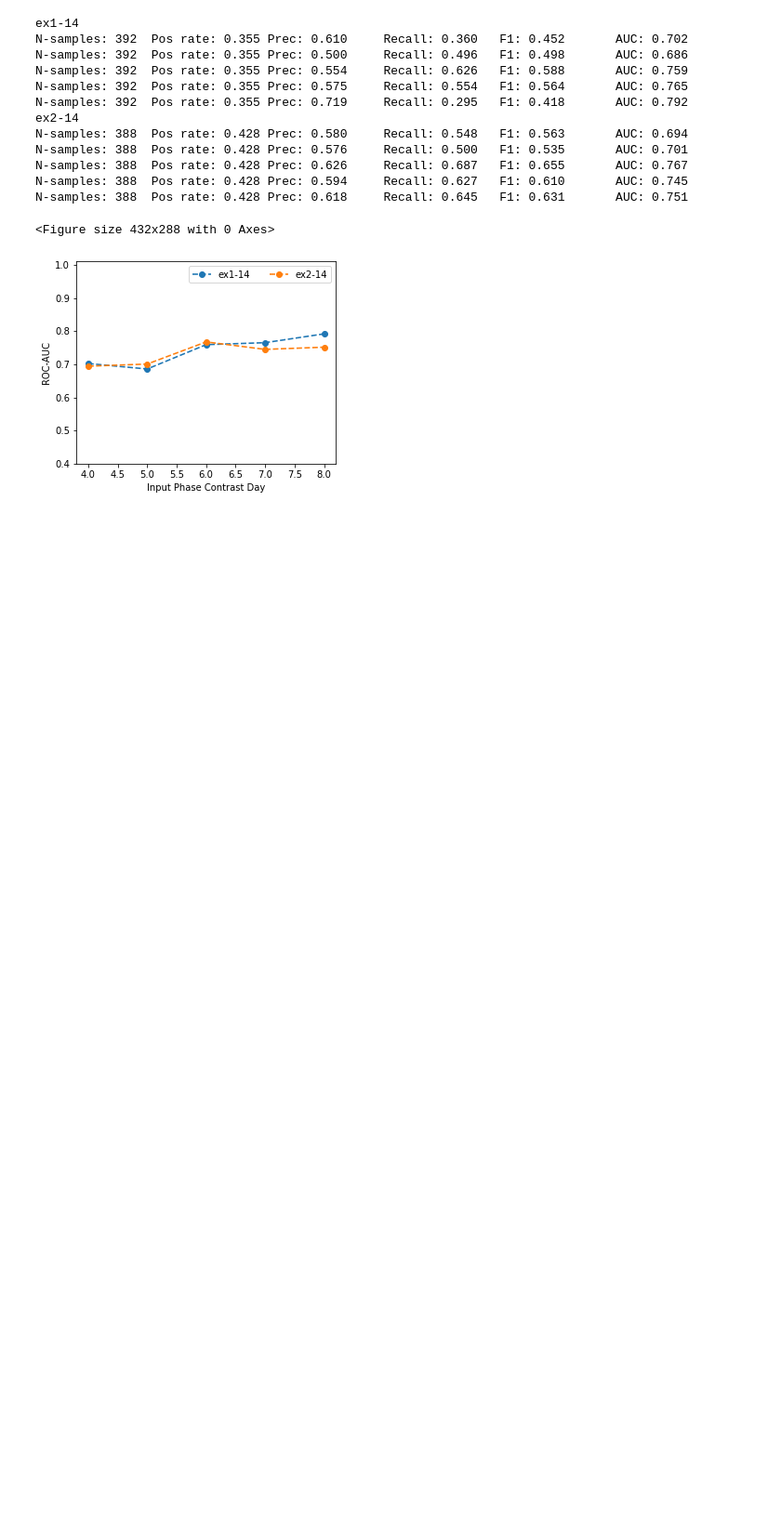
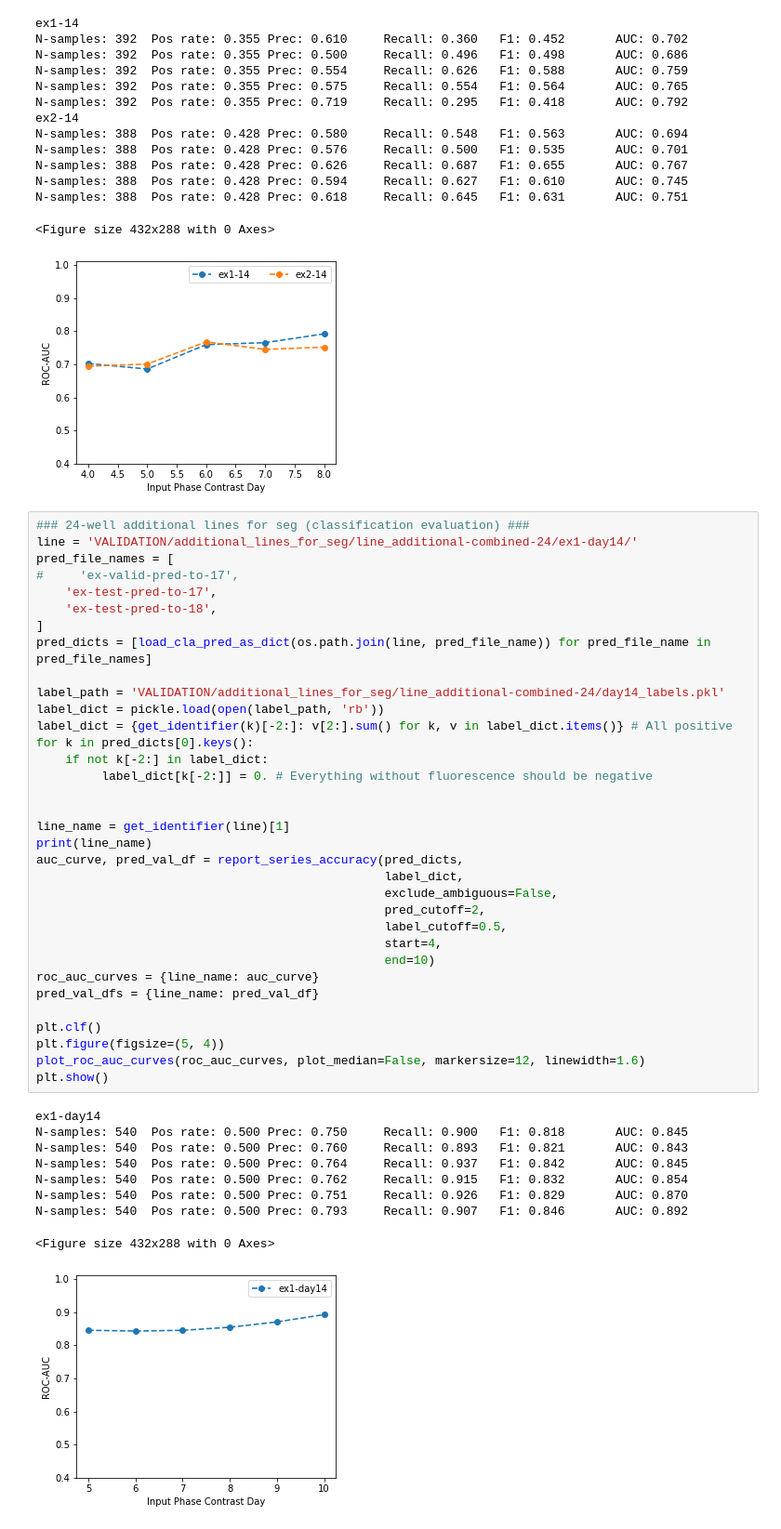
Before and after one commit to miaecle/DiffPred, a Jupyter notebook: metric_breakdown_test.ipynb, the cells around one changed output. Shown at 93% size. Cells and saved outputs as stored; diff of their text form; blank space fills up the shorter version.

```diff
--- a/metric_breakdown_test.ipynb
+++ b/metric_breakdown_test.ipynb
@@ -687,6 +686,50 @@ N-samples: 388  Pos rate: 0.428 Prec: 0.594     Recall: 0.627   F1: 0.610
 N-samples: 388  Pos rate: 0.428 Prec: 0.618     Recall: 0.645   F1: 0.631       AUC: 0.751
 <Figure size 432x288 with 0 Axes>
 [figure]
+# %%
+### 24-well additional lines for seg (classification evaluation) ###
+line = 'VALIDATION/additional_lines_for_seg/line_additional-combined-24/ex1-day14/'
+pred_file_names = [
+#     'ex-valid-pred-to-17',
+    'ex-test-pred-to-17',
+    'ex-test-pred-to-18',
+]
+pred_dicts = [load_cla_pred_as_dict(os.path.join(line, pred_file_name)) for pred_file_name in pred_file_names]
+
+label_path = 'VALIDATION/additional_lines_for_seg/line_additional-combined-24/day14_labels.pkl'
+label_dict = pickle.load(open(label_path, 'rb'))
+label_dict = {get_identifier(k)[-2:]: v[2:].sum() for k, v in label_dict.items()} # All positive
+for k in pred_dicts[0].keys():
+    if not k[-2:] in label_dict:
+         label_dict[k[-2:]] = 0. # Everything without fluorescence should be negative
+
+
+line_name = get_identifier(line)[1]
+print(line_name)
+auc_curve, pred_val_df = report_series_accuracy(pred_dicts,
+                                                label_dict,
+                                                exclude_ambiguous=False,
+                                                pred_cutoff=2,
+                                                label_cutoff=0.5,
+                                                start=4,
+                                                end=10)
+roc_auc_curves = {line_name: auc_curve}
+pred_val_dfs = {line_name: pred_val_df}
+
+plt.clf()
+plt.figure(figsize=(5, 4))
+plot_roc_auc_curves(roc_auc_curves, plot_median=False, markersize=12, linewidth=1.6)
+plt.show()
+# %% [output]
+ex1-day14
+N-samples: 540  Pos rate: 0.500 Prec: 0.750     Recall: 0.900   F1: 0.818       AUC: 0.845
+N-samples: 540  Pos rate: 0.500 Prec: 0.760     Recall: 0.893   F1: 0.821       AUC: 0.843
+N-samples: 540  Pos rate: 0.500 Prec: 0.764     Recall: 0.937   F1: 0.842       AUC: 0.845
+N-samples: 540  Pos rate: 0.500 Prec: 0.762     Recall: 0.915   F1: 0.832       AUC: 0.854
+N-samples: 540  Pos rate: 0.500 Prec: 0.751     Recall: 0.926   F1: 0.829       AUC: 0.870
+N-samples: 540  Pos rate: 0.500 Prec: 0.793     Recall: 0.907   F1: 0.846       AUC: 0.892
+<Figure size 432x288 with 0 Axes>
+[figure, added]
 # %%
 import os
 os.environ['KERAS_BACKEND'] = 'tensorflow'
```
Also changed, not shown: parts of 8 cells of this notebook.
